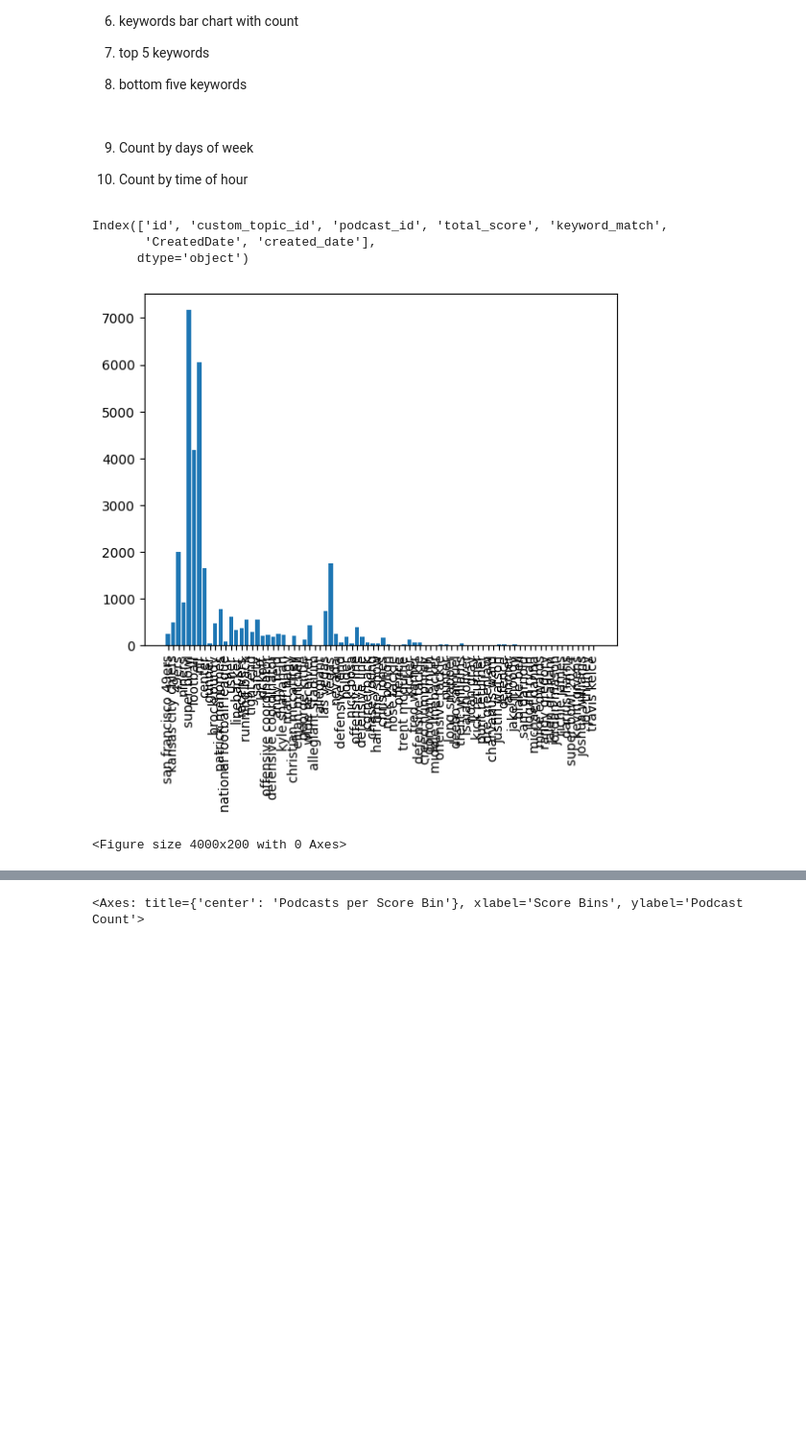
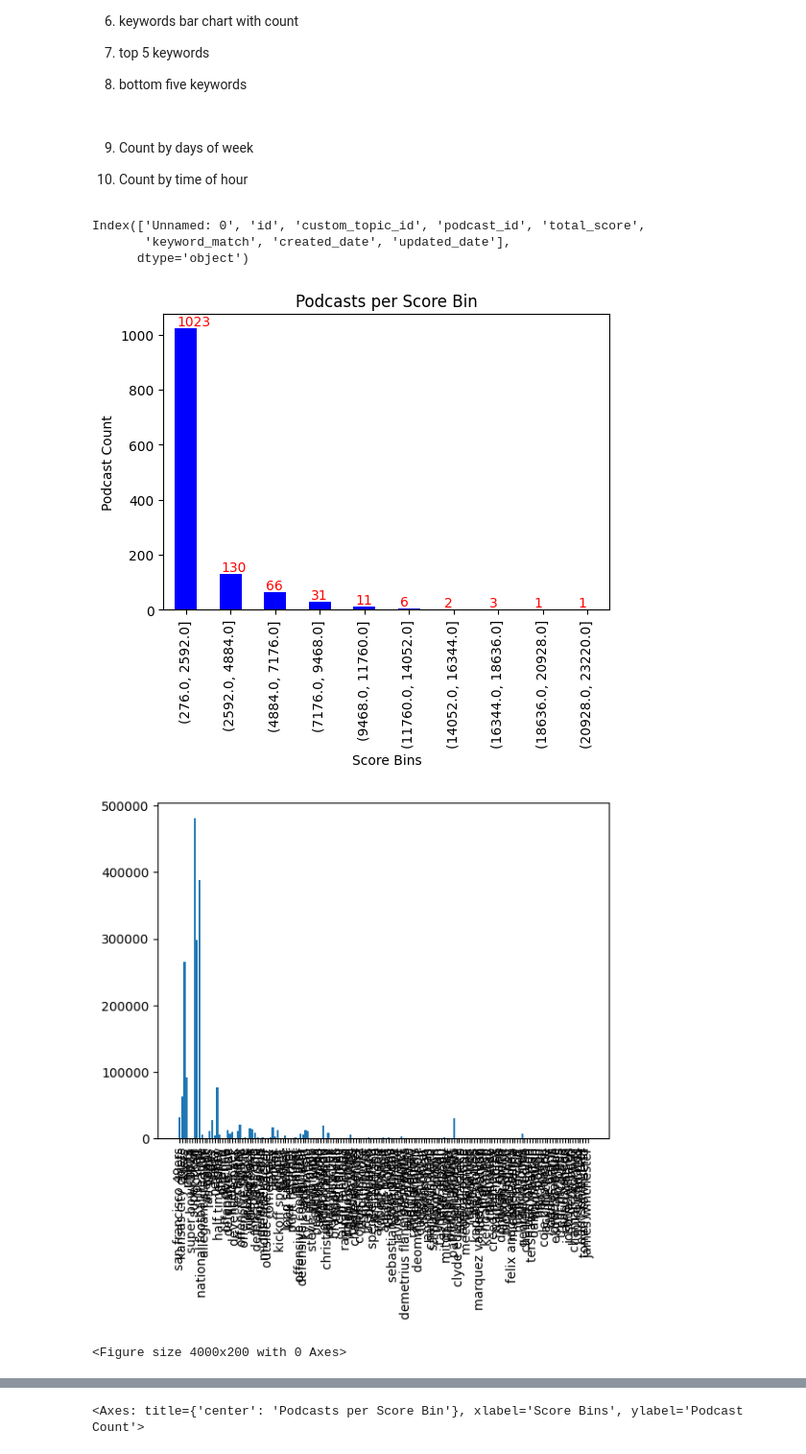
Before and after one commit to SharhadBashar/Contextual-Categories, a Jupyter notebook: notebook/custom_topics_report.ipynb, the cells around one changed output, grey strips where cells are left out. Shown at 96% size. Cells and saved outputs as stored; diff of their text form; code cells hidden in the pictures; blank space fills up the shorter version.

Commit message:
added all charts

```diff
--- a/notebook/custom_topics_report.ipynb
+++ b/notebook/custom_topics_report.ipynb
@@ -124,10 +156,11 @@ def df_prep(df):
 # %%
 df = pd.read_csv(os.path.join(PATH_CUSTOM_TOPICS_REPORT, '15.csv'))
 print(df.columns)
-df_prep(df)
+df_prep(df, custom_topic_info)
 # %% [output]
-Index(['id', 'custom_topic_id', 'podcast_id', 'total_score', 'keyword_match',
-       'CreatedDate', 'created_date'],
+Index(['Unnamed: 0', 'id', 'custom_topic_id', 'podcast_id', 'total_score',
+       'keyword_match', 'created_date', 'updated_date'],
       dtype='object')
-[figure, old version]
+[figure, new version]
+[figure, added]
 <Figure size 4000x200 with 0 Axes>
```
Also changed, not shown: parts of 2 cells of this notebook.
